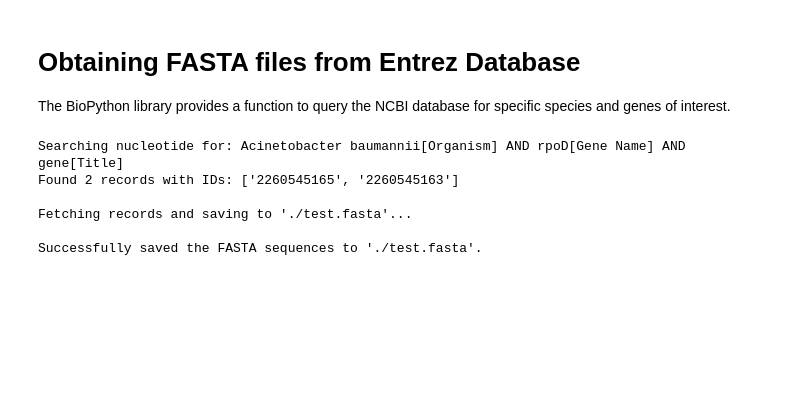
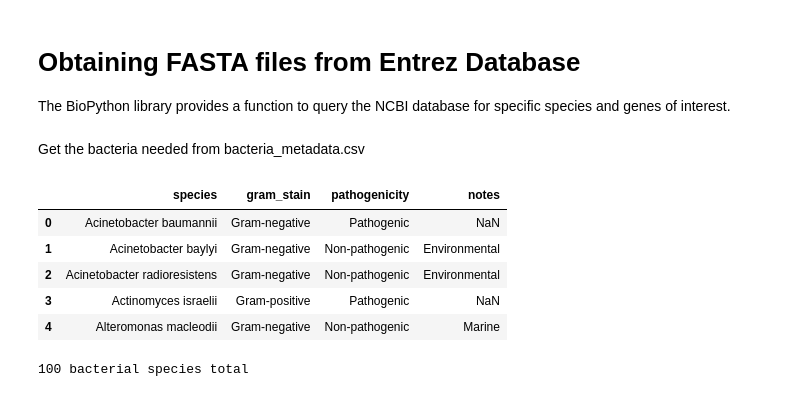
Before and after one commit to peneeta/HGTPhylogeny, a Jupyter notebook: query_entrez.ipynb, the cells around one changed output. Saved outputs shown, nothing was run; the diff lists cells and outputs as text; code cells hidden in the pictures; blank space fills up the shorter version.

Commit message:
update query func and conserved bacterial seqs

```diff
--- a/query_entrez.ipynb
+++ b/query_entrez.ipynb
@@ -22,47 +3,0 @@ retmode_fetch = "text"
-# %%
-
-
-output_filename = "./test.fasta"
-
-try:
-    # Perform the search
-    print(f"Searching {database} for: {search_term}")
-    handle = Entrez.esearch(db=database, term=search_term, retmax=retmax_search)
-    search_results = Entrez.read(handle)
-    handle.close()
-    id_list = search_results["IdList"]
-
-    if id_list:
-        print(f"Found {len(id_list)} records with IDs: {id_list}")
-
-        # Open the output file for writing
-        with open(output_filename, "w") as outfile:
-            print(f"\nFetching records and saving to '{output_filename}'...")
-            for i, record_id in enumerate(id_list):
-                try:
-                    handle = Entrez.efetch(db=database, id=record_id, rettype=rettype_fetch,  retmode=retmode_fetch)
-                    fasta_sequence = handle.read()
-                    handle.close()
-
-                    # Write the FASTA sequence to the file
-                    outfile.write(fasta_sequence)
-
-                    if i < len(id_list) - 1:
-                        time.sleep(0.5)  # Be respectful of NCBI rate limits
-                except Exception as e:
-                    print(f"Error fetching record with ID {record_id}: {e}")
-
-        print(f"\nSuccessfully saved the FASTA sequences to '{output_filename}'.")
-
-    else:
-        print("No records found for the specified search term.")
-
-except Exception as e:
-    print(f"An error occurred: {e}")
-# %% [output]
-Searching nucleotide for: Acinetobacter baumannii[Organism] AND rpoD[Gene Name] AND gene[Title]
-Found 2 records with IDs: ['2260545165', '2260545163']
-
-Fetching records and saving to './test.fasta'...
-
-Successfully saved the FASTA sequences to './test.fasta'.
@@ -68,0 +12,17 @@ Successfully saved the FASTA sequences to './test.fasta'.
+# %% [markdown]
+Get the bacteria needed from bacteria_metadata.csv
+# %%
+metadata = pd.read_csv("./Data/bacteria_metadata.csv")
+metadata.head()
+# %% [output]
+|  | species | gram_stain | pathogenicity | notes |
+| 0 | Acinetobacter baumannii | Gram-negative | Pathogenic | NaN |
+| 1 | Acinetobacter baylyi | Gram-negative | Non-pathogenic | Environmental |
+| 2 | Acinetobacter radioresistens | Gram-negative | Non-pathogenic | Environmental |
+| 3 | Actinomyces israelii | Gram-positive | Pathogenic | NaN |
+| 4 | Alteromonas macleodii | Gram-negative | Non-pathogenic | Marine |
+# %%
+bacteria = metadata['species'].tolist()
+print(len(bacteria), "bacterial species total")
+# %% [output]
+100 bacterial species total
```
Also changed, not shown: parts of 8 cells of this notebook, 3 other files.
